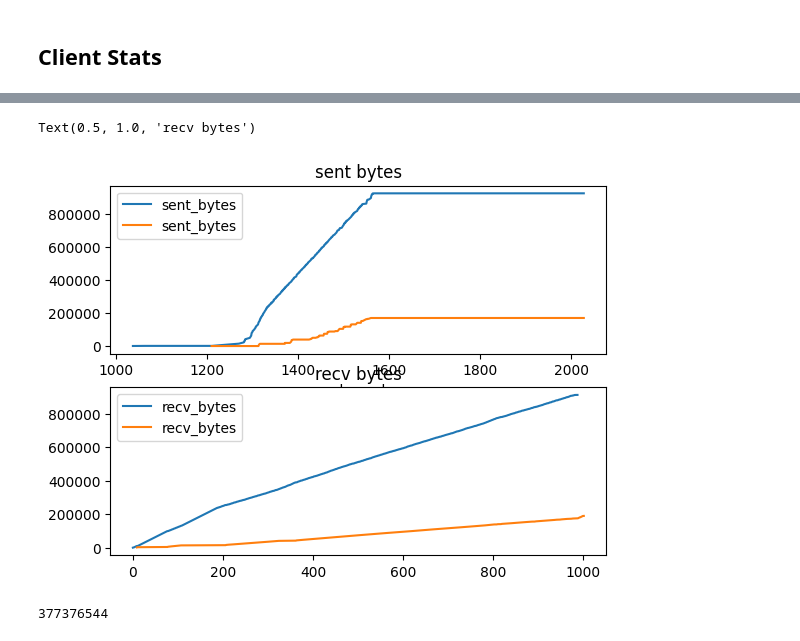
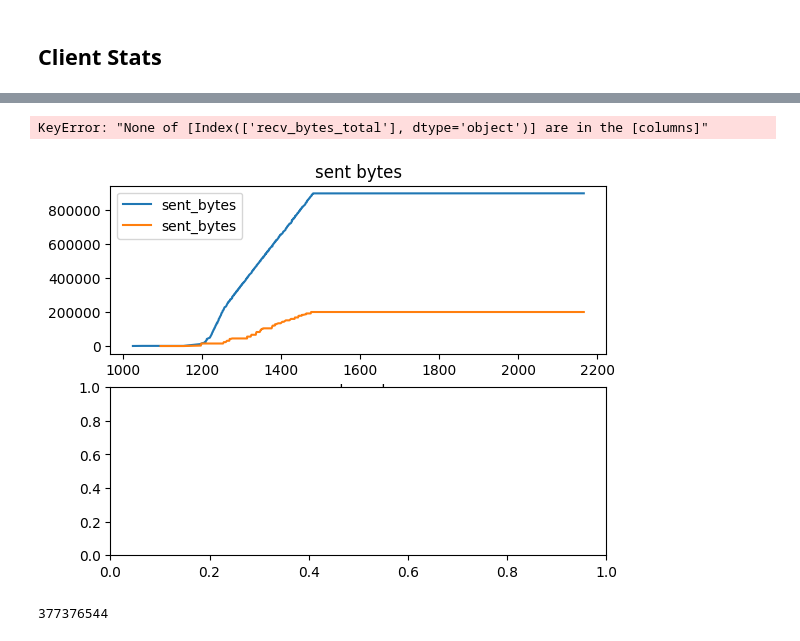
Before and after one commit to jglara/mpquic-rl, a Jupyter notebook: mpquic-analysis.ipynb, the cells around one changed output, grey strips where cells are left out. Saved outputs shown, nothing was run; the diff lists cells and outputs as text; code cells hidden in the pictures.

```diff
--- a/mpquic-analysis.ipynb
+++ b/mpquic-analysis.ipynb
@@ -5,9 +5,9 @@ import matplotlib.dates as mdates
 %matplotlib inline
 
 
-TOPO="topo0"
+TOPO="test"
 SCHED="rtt"
-REP=3
+REP=1
 # %%
 downloads = pd.DataFrame()
 for i in range(0,REP):
@@ -173,19 +185,19 @@ client.head()
 # %%
 figure,axis =plt.subplots(2,1)
 
 
 stats[stats["path"] == "lte"][["elapsed", "sent_bytes"]].plot(x="elapsed", label="lte",ax=axis[0])
 stats[stats["path"] == "wifi"][["elapsed", "sent_bytes"]].plot(x="elapsed",label="wifi",ax=axis[0])
 axis[0].legend()
 axis[0].set_title("sent bytes")
 
-client[client["path"] == "lte"][["recv_bytes_acum"]].cumsum().plot(label="lte", ax=axis[1])
-client[client["path"] == "wifi"][["recv_bytes_acum"]].cumsum().plot(label="wifi", ax=axis[1])
+client[client["path"] == "lte"][["recv_bytes_total"]].cumsum().plot(label="lte", ax=axis[1])
+client[client["path"] == "wifi"][["recv_bytes_total"]].cumsum().plot(label="wifi", ax=axis[1])
 axis[1].legend()
 axis[1].set_title("recv bytes")
 # %% [output]
-Text(0.5, 1.0, 'recv bytes')
+KeyError: "None of [Index(['recv_bytes_total'], dtype='object')] are in the [columns]"
-[figure, old version]
+[figure, new version]
 # %%
 stats["sent_bytes"].sum()
 # %% [output]
```
Also changed, not shown: parts of 15 cells of this notebook, 17 other files.
